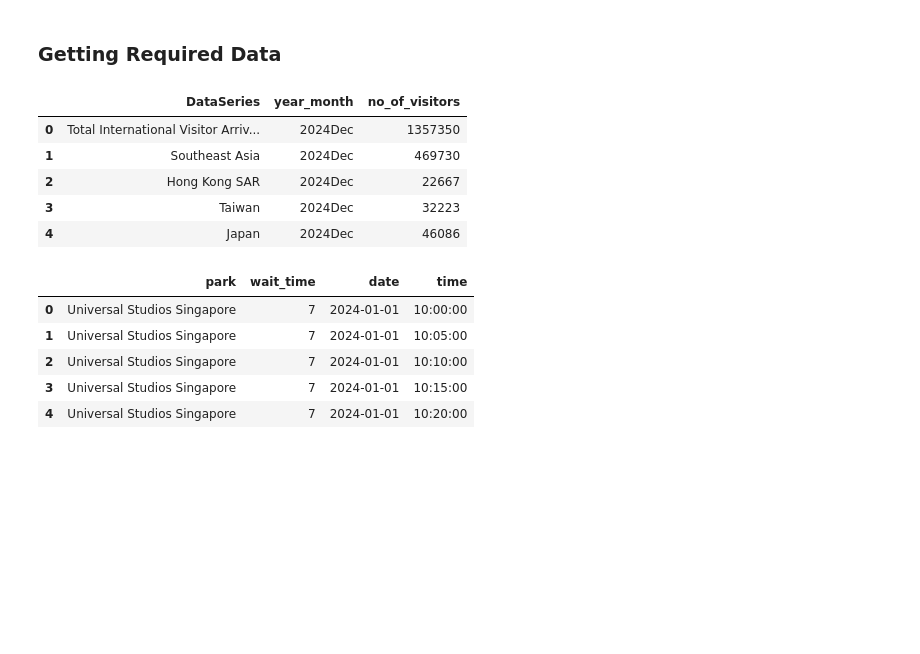
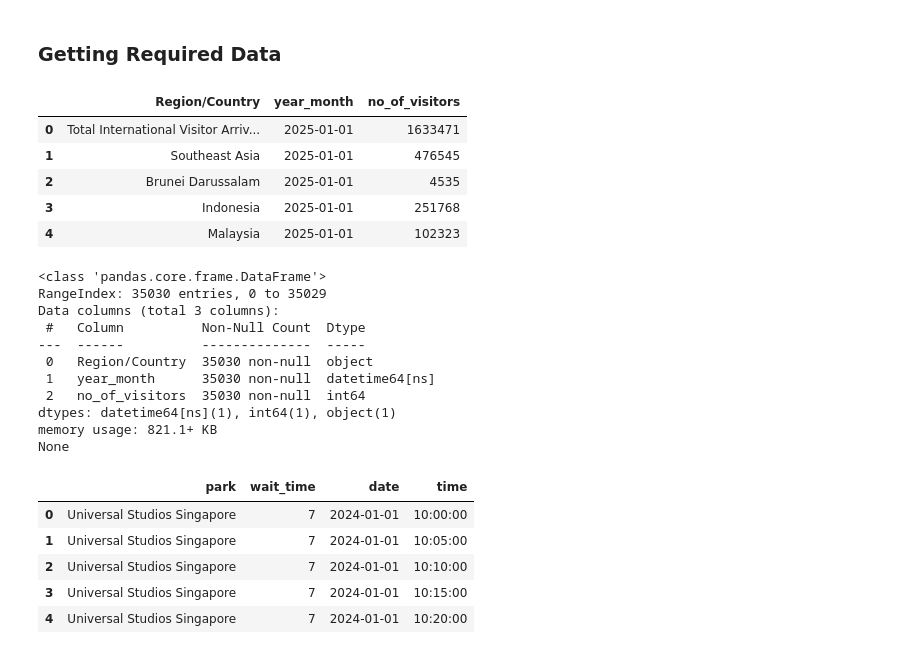
Before and after one commit to dimsumws/DSA3101-Group5, a Jupyter notebook: external_factors_analysis/analysis.ipynb, the cells around one changed output. Saved outputs shown, nothing was run; the diff lists cells and outputs as text; code cells hidden in the pictures; blank space fills up the shorter version.

```diff
--- a/external_factors_analysis/analysis.ipynb
+++ b/external_factors_analysis/analysis.ipynb
@@ -8,14 +11,28 @@ import seaborn as sns
 ### Getting Required Data
 # %%
 tourism = pd.read_csv('../data/singapore_tourism_data/Final/tourism.csv')
+tourism['year_month'] = pd.to_datetime(tourism['year_month'])
+tourism['no_of_visitors'] = pd.to_numeric(tourism['no_of_visitors'], errors='coerce').fillna(0).astype(int)
 display(tourism.head())
+print(tourism.info())
 # %% [output]
-|  | DataSeries | year_month | no_of_visitors |
-| 0 | Total International Visitor Arriv... | 2024Dec | 1357350 |
-| 1 | Southeast Asia | 2024Dec | 469730 |
-| 2 | Hong Kong SAR | 2024Dec | 22667 |
-| 3 | Taiwan | 2024Dec | 32223 |
-| 4 | Japan | 2024Dec | 46086 |
+|  | Region/Country | year_month | no_of_visitors |
+| 0 | Total International Visitor Arriv... | 2025-01-01 | 1633471 |
+| 1 | Southeast Asia | 2025-01-01 | 476545 |
+| 2 | Brunei Darussalam | 2025-01-01 | 4535 |
+| 3 | Indonesia | 2025-01-01 | 251768 |
+| 4 | Malaysia | 2025-01-01 | 102323 |
+<class 'pandas.core.frame.DataFrame'>
+RangeIndex: 35030 entries, 0 to 35029
+Data columns (total 3 columns):
+ #   Column          Non-Null Count  Dtype
+---  ------          --------------  -----
+ 0   Region/Country  35030 non-null  object
+ 1   year_month      35030 non-null  datetime64[ns]
+ 2   no_of_visitors  35030 non-null  int64
+dtypes: datetime64[ns](1), int64(1), object(1)
+memory usage: 821.1+ KB
+None
 # %%
 wait_time = pd.read_csv('../data/uss_wait_times/cleaned_2024_wait_times.csv')
 display(wait_time.head())
```
Also changed, not shown: parts of 14 cells of this notebook, 25 other files.
